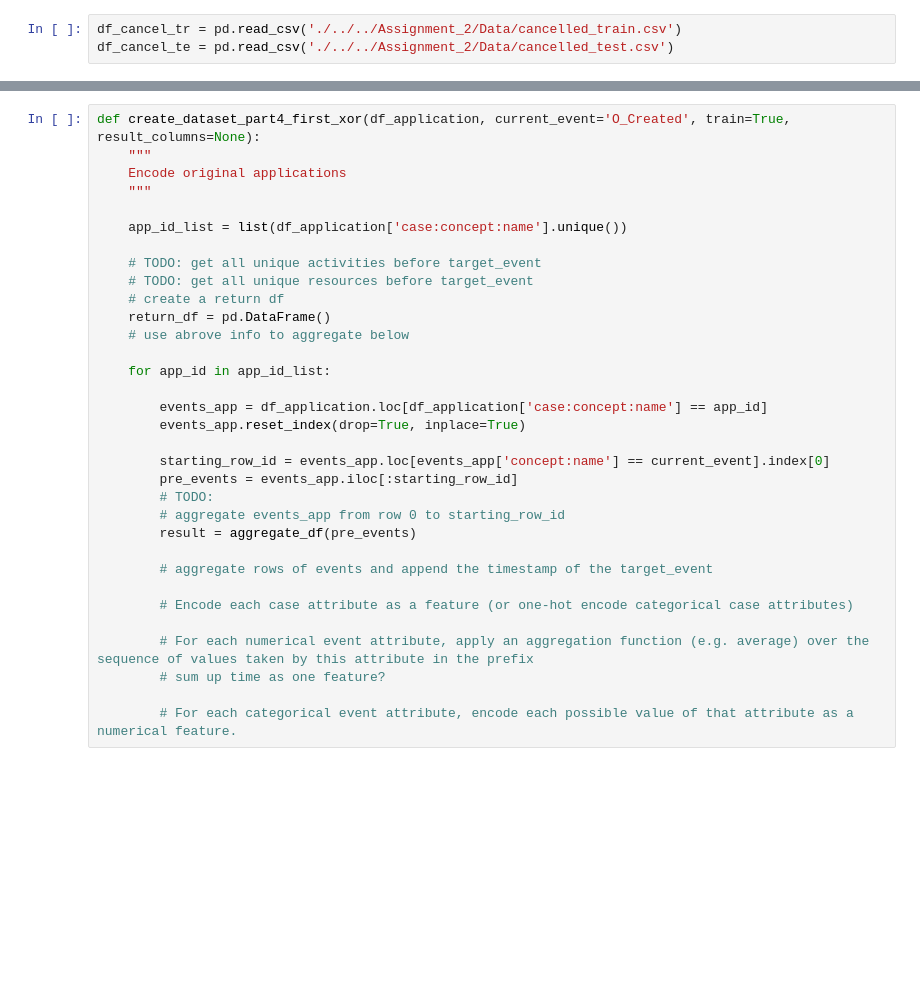
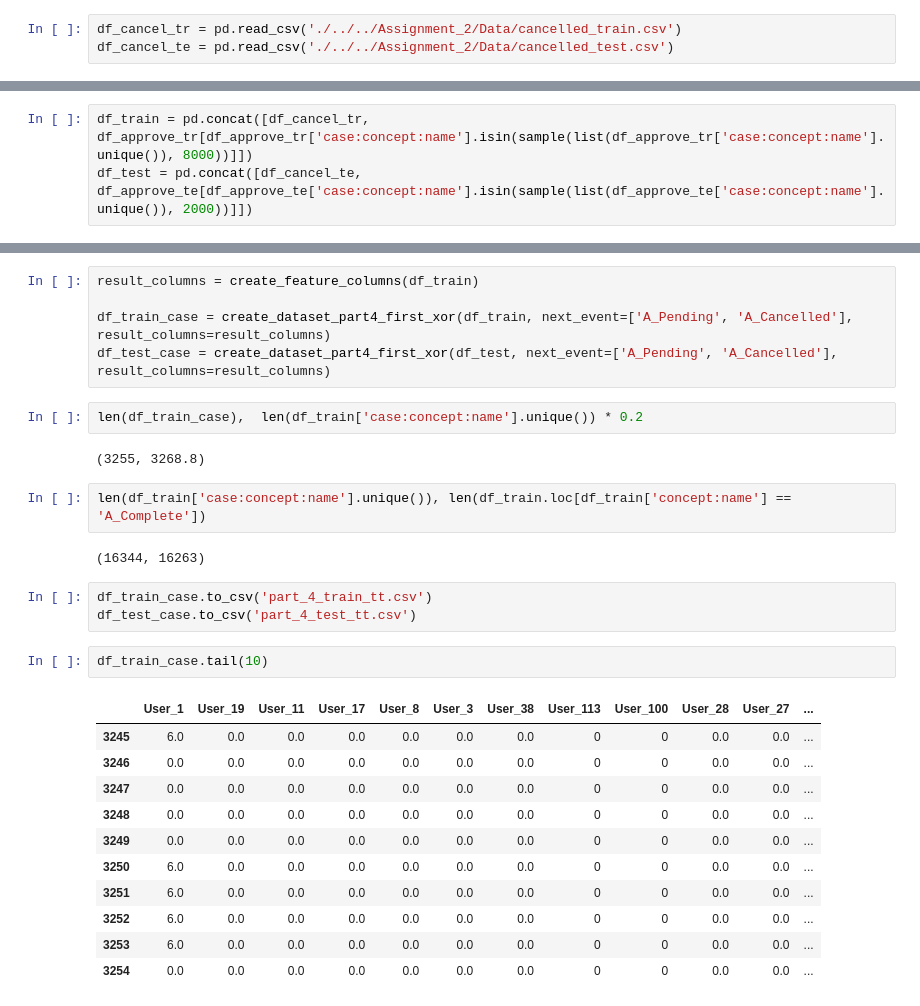
Before and after one commit to bocsardigergely/rtpm_assignment_2, a Jupyter notebook: Preprocessing/Preprocessing.ipynb, the cells around one changed output, grey strips where cells are left out. Saved outputs shown, nothing was run; the diff lists cells and outputs as text; blank space fills up the shorter version.

Commit message:
Update Part 4 preprocessing

```diff
--- a/Preprocessing/Preprocessing.ipynb
+++ b/Preprocessing/Preprocessing.ipynb
@@ -338,0 +391,3 @@ result_columns = list(return_df.columns)
+# %%
+df_train = pd.concat([df_cancel_tr, df_approve_tr[df_approve_tr['case:concept:name'].isin(sample(list(df_approve_tr['case:concept:name'].unique()), 8000))]])
+df_test = pd.concat([df_cancel_te, df_approve_te[df_approve_te['case:concept:name'].isin(sample(list(df_approve_te['case:concept:name'].unique()), 2000))]])
@@ -397,33 +444,30 @@ for column in events_app.columns:
-# %%
-def create_dataset_part4_first_xor(df_application, current_event='O_Created', train=True, result_columns=None):
-    """
-    Encode original applications
-    """
-
-    app_id_list = list(df_application['case:concept:name'].unique())
-
-    # TODO: get all unique activities before target_event
-    # TODO: get all unique resources before target_event
-    # create a return df
-    return_df = pd.DataFrame()
-    # use abrove info to aggregate below
-
-    for app_id in app_id_list:
-
-        events_app = df_application.loc[df_application['case:concept:name'] == app_id]
-        events_app.reset_index(drop=True, inplace=True)
-
-        starting_row_id = events_app.loc[events_app['concept:name'] == current_event].index[0]
-        pre_events = events_app.iloc[:starting_row_id]
-        # TODO:
-        # aggregate events_app from row 0 to starting_row_id
-        result = aggregate_df(pre_events)
-
-        # aggregate rows of events and append the timestamp of the target_event
-
-        # Encode each case attribute as a feature (or one-hot encode categorical case attributes)
-
-        # For each numerical event attribute, apply an aggregation function (e.g. average) over the sequence of values taken by this attribute in the prefix
-        # sum up time as one feature?
-
-        # For each categorical event attribute, encode each possible value of that attribute as a numerical feature.
+# %%
+result_columns = create_feature_columns(df_train)
+
+df_train_case = create_dataset_part4_first_xor(df_train, next_event=['A_Pending', 'A_Cancelled'], result_columns=result_columns)
+df_test_case = create_dataset_part4_first_xor(df_test, next_event=['A_Pending', 'A_Cancelled'], result_columns=result_columns)
+# %%
+len(df_train_case),  len(df_train['case:concept:name'].unique()) * 0.2
+# %% [output]
+(3255, 3268.8)
+# %%
+len(df_train['case:concept:name'].unique()), len(df_train.loc[df_train['concept:name'] == 'A_Complete'])
+# %% [output]
+(16344, 16263)
+# %%
+df_train_case.to_csv('part_4_train_tt.csv')
+df_test_case.to_csv('part_4_test_tt.csv')
+# %%
+df_train_case.tail(10)
+# %% [output]
+|  | User_1 | User_19 | User_11 | User_17 | User_8 | User_3 | User_38 | User_113 | User_100 | User_28 | User_27 | ... |
+| 3245 | 6.0 | 0.0 | 0.0 | 0.0 | 0.0 | 0.0 | 0.0 | 0 | 0 | 0.0 | 0.0 | ... |
+| 3246 | 0.0 | 0.0 | 0.0 | 0.0 | 0.0 | 0.0 | 0.0 | 0 | 0 | 0.0 | 0.0 | ... |
+| 3247 | 0.0 | 0.0 | 0.0 | 0.0 | 0.0 | 0.0 | 0.0 | 0 | 0 | 0.0 | 0.0 | ... |
+| 3248 | 0.0 | 0.0 | 0.0 | 0.0 | 0.0 | 0.0 | 0.0 | 0 | 0 | 0.0 | 0.0 | ... |
+| 3249 | 0.0 | 0.0 | 0.0 | 0.0 | 0.0 | 0.0 | 0.0 | 0 | 0 | 0.0 | 0.0 | ... |
+| 3250 | 6.0 | 0.0 | 0.0 | 0.0 | 0.0 | 0.0 | 0.0 | 0 | 0 | 0.0 | 0.0 | ... |
+| 3251 | 6.0 | 0.0 | 0.0 | 0.0 | 0.0 | 0.0 | 0.0 | 0 | 0 | 0.0 | 0.0 | ... |
+| 3252 | 6.0 | 0.0 | 0.0 | 0.0 | 0.0 | 0.0 | 0.0 | 0 | 0 | 0.0 | 0.0 | ... |
+| 3253 | 6.0 | 0.0 | 0.0 | 0.0 | 0.0 | 0.0 | 0.0 | 0 | 0 | 0.0 | 0.0 | ... |
+| 3254 | 0.0 | 0.0 | 0.0 | 0.0 | 0.0 | 0.0 | 0.0 | 0 | 0 | 0.0 | 0.0 | ... |
```
Also changed, not shown: parts of 22 cells of this notebook, 2 other files.
